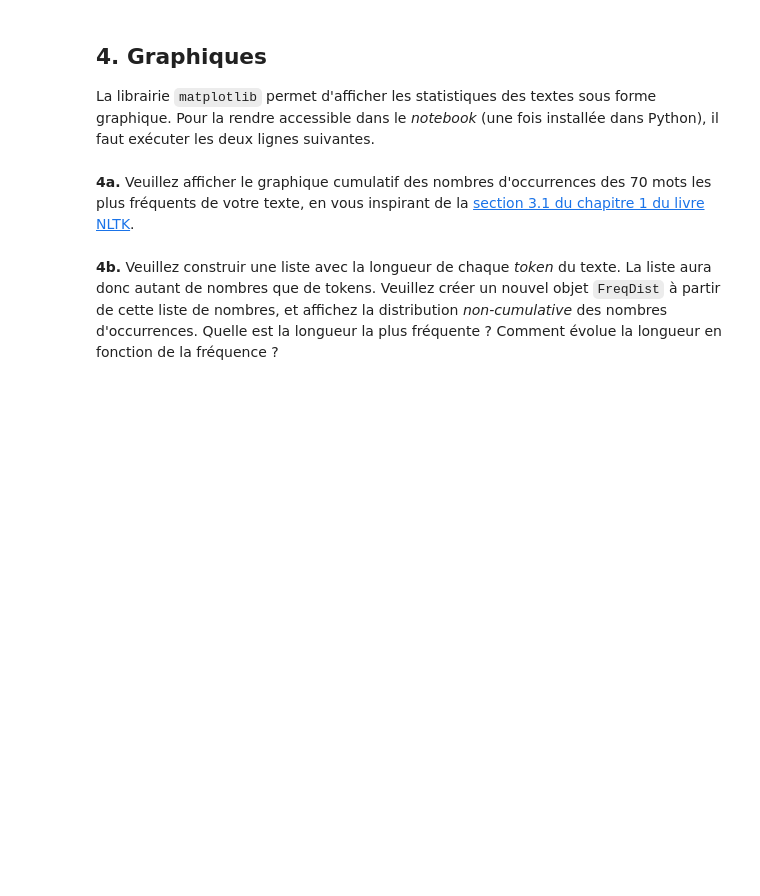
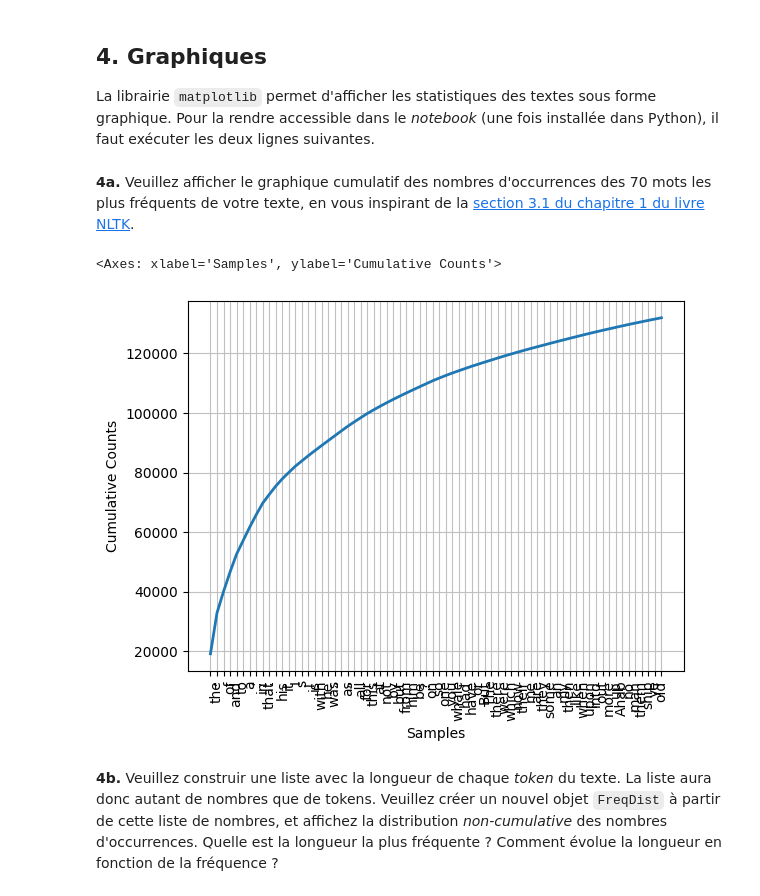
Before and after one commit to GuggisbergSimon/HEIG-TAL-Labos, a Jupyter notebook: TAL_Labo1b_student.ipynb, the cells around one changed output. Drawn from its saved outputs; the diff is of its cells as text; code cells hidden in the pictures; blank space fills up the shorter version.

```diff
--- a/TAL_Labo1b_student.ipynb
+++ b/TAL_Labo1b_student.ipynb
@@ -301,6 +301,10 @@ import matplotlib.pyplot
 **4a.** Veuillez afficher le graphique cumulatif des nombres d'occurrences des 70 mots les plus fréquents de votre texte, en vous inspirant de la  [section 3.1 du chapitre 1 du livre NLTK](http://www.nltk.org/book/ch01.html#frequency-distributions).
 # %%
 # Veuillez écrire votre code ci-dessous, puis exécuter cette cellule.
+freqDistTokens.plot(70, cumulative=True)
+# %% [output]
+<Axes: xlabel='Samples', ylabel='Cumulative Counts'>
+[figure, added]
 # %% [markdown]
 **4b.** Veuillez construir une liste avec la longueur de chaque _token_ du texte.  La liste aura donc autant de nombres que de tokens.  Veuillez créer un nouvel objet `FreqDist` à partir de cette liste de nombres, et affichez la distribution _non-cumulative_ des nombres d'occurrences.  Quelle est la longueur la plus fréquente ?  Comment évolue la longueur en fonction de la fréquence ?
 # %%
```
Also changed, not shown: parts of 6 cells of this notebook.
